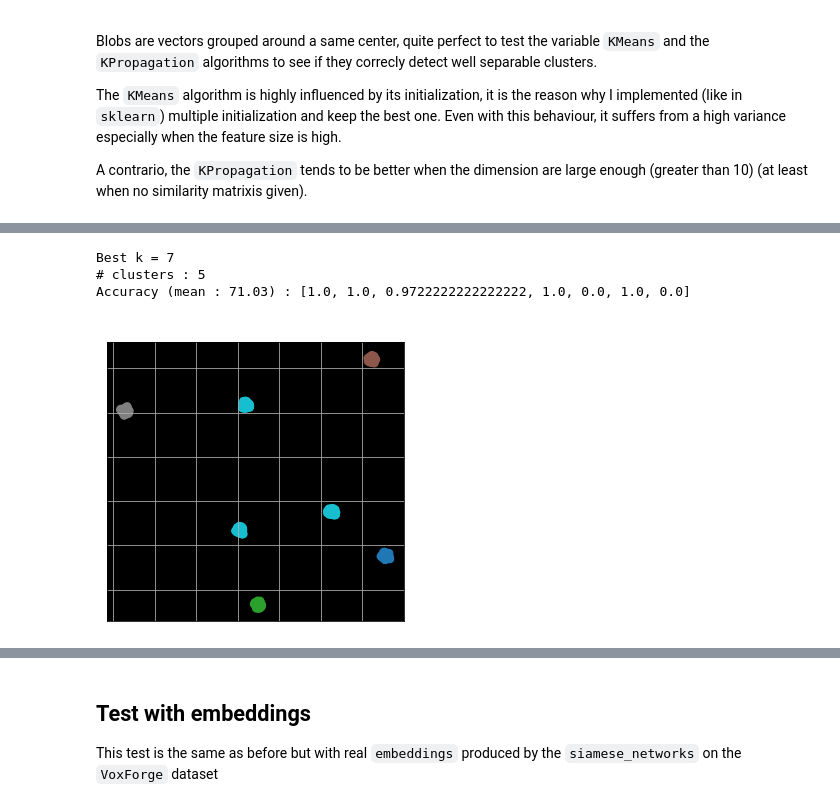
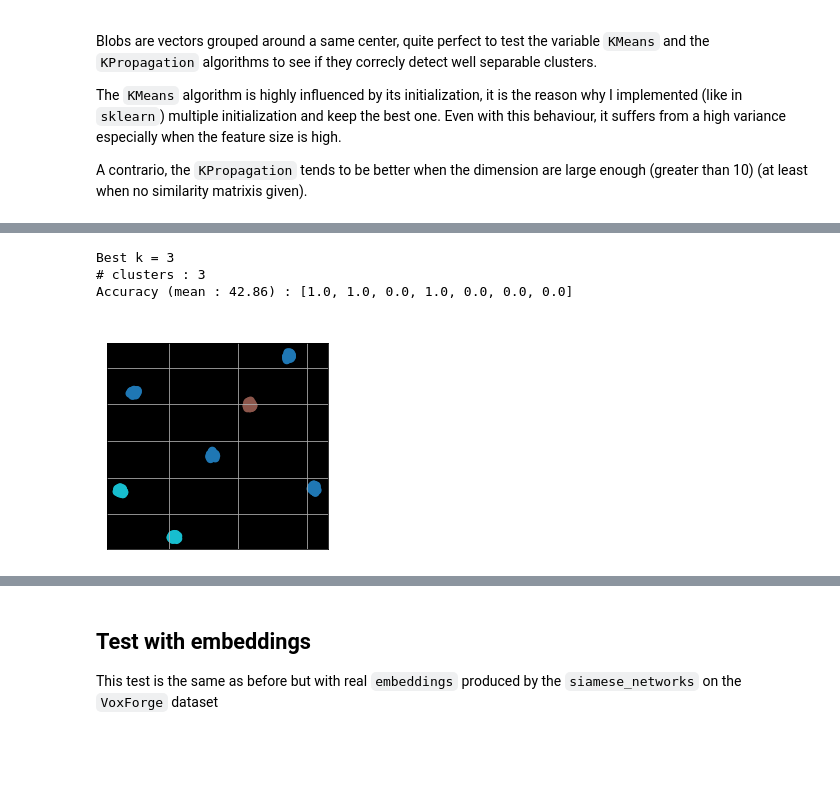
Before and after one commit to yui-mhcp/data_processing, a Jupyter notebook: example_clustering.ipynb, the cells around one changed output, grey strips where cells are left out. Drawn from its saved outputs; the diff is of its cells as text; code cells hidden in the pictures; blank space fills up the shorter version.

```diff
--- a/example_clustering.ipynb
+++ b/example_clustering.ipynb
@@ -43,17 +43,17 @@ plot_embedding(blobs_x, blobs_y)
 # %%
-kmeans = KMeans(blobs_x, k = -1, max_k = 10, debug = True)
+kmeans = KMeans(blobs_x, k = -1, max_k = 10, debug = False, max_matrix_size = -1)
 acc, accs = kmeans.evaluate(blobs_y)
 
 print("Best k = {}".format(kmeans.k))
 print("# clusters : {}".format(kmeans.n_cluster))
 print("Accuracy (mean : {:.2f}) : {}".format(acc * 100, accs))
 
 kmeans.plot()
 # %% [output]
-Best k = 7
-# clusters : 5
-Accuracy (mean : 71.03) : [1.0, 1.0, 0.9722222222222222, 1.0, 0.0, 1.0, 0.0]
+Best k = 3
+# clusters : 3
+Accuracy (mean : 42.86) : [1.0, 1.0, 0.0, 1.0, 0.0, 0.0, 0.0]
-[figure, old version]
+[figure, new version]
 # %%
 k_prop = KPropagation(
     blobs_x, min_cluster_size = 0.1, threshold = 0.6, distance_metric = 'euclidian', debug = False
```
Also changed, not shown: parts of 8 cells of this notebook, 34 other files.
